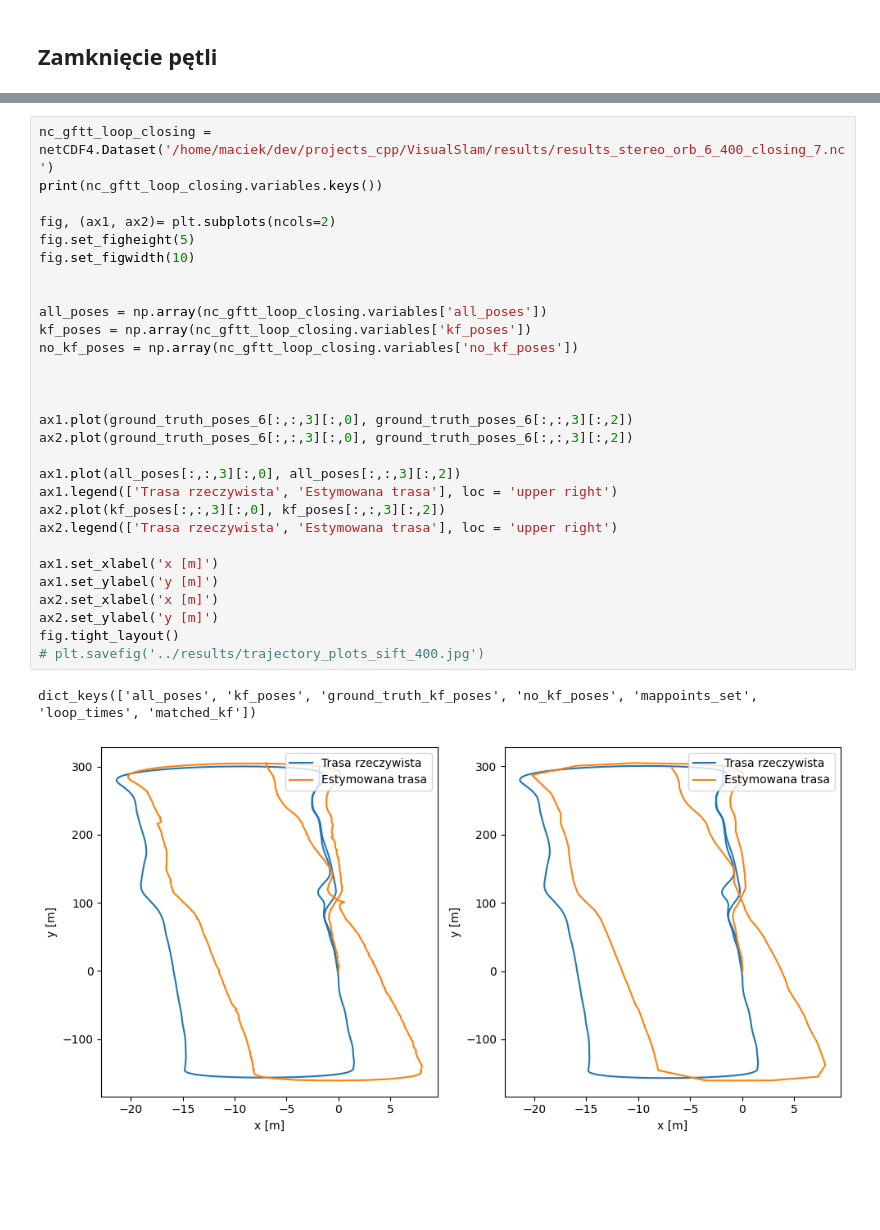
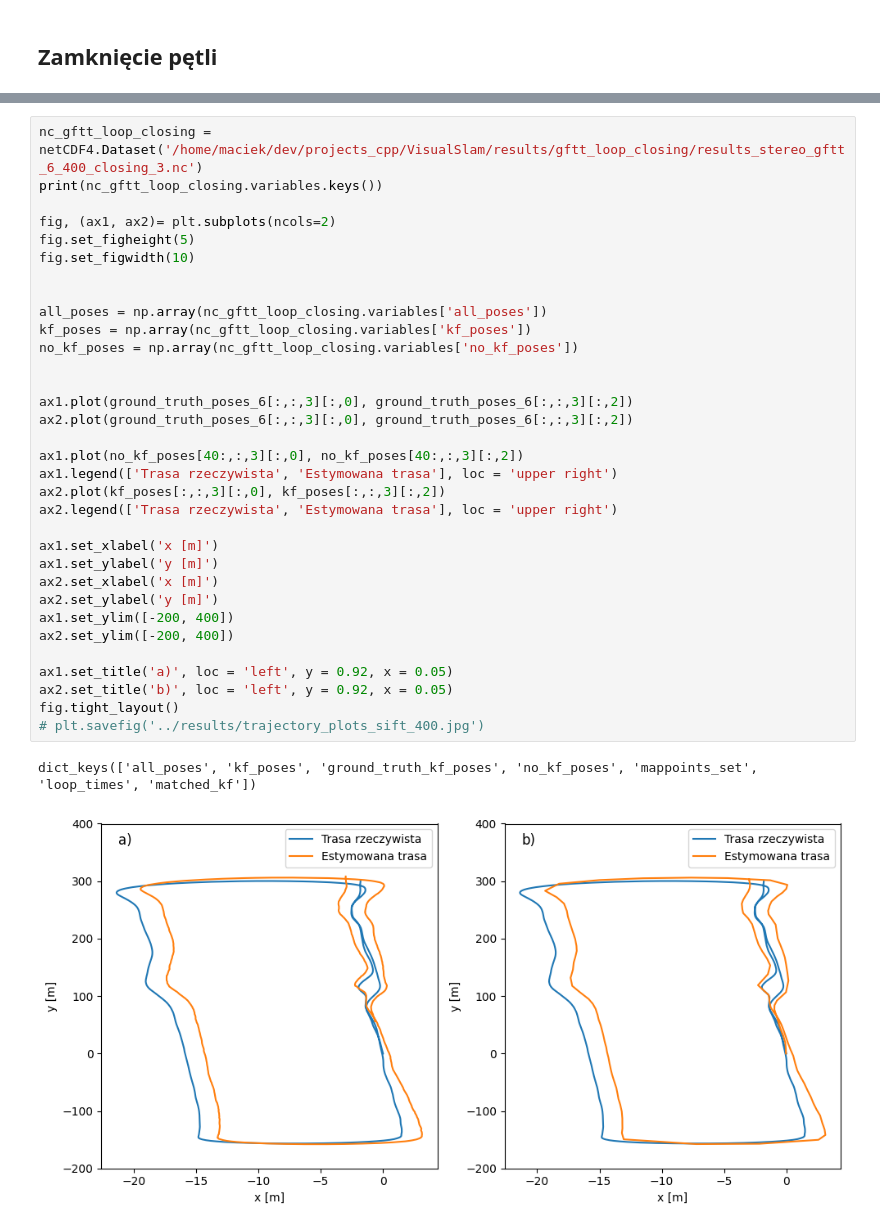
Before and after one commit to DizkiBorsuk/VisualSlam, a Jupyter notebook: scripts/result_analysis.ipynb, the cells around one changed output, grey strips where cells are left out. Drawn from its saved outputs; the diff is of its cells as text; blank space fills up the shorter version.

```diff
--- a/scripts/result_analysis.ipynb
+++ b/scripts/result_analysis.ipynb
@@ -1000,32 +1411,36 @@ pivot_data_gftt
 # %%
-nc_gftt_loop_closing = netCDF4.Dataset('/home/maciek/dev/projects_cpp/VisualSlam/results/results_stereo_orb_6_400_closing_7.nc')
+nc_gftt_loop_closing = netCDF4.Dataset('/home/maciek/dev/projects_cpp/VisualSlam/results/gftt_loop_closing/results_stereo_gftt_6_400_closing_3.nc')
 print(nc_gftt_loop_closing.variables.keys())
 
 fig, (ax1, ax2)= plt.subplots(ncols=2)
 fig.set_figheight(5)
 fig.set_figwidth(10)
 
 
 all_poses = np.array(nc_gftt_loop_closing.variables['all_poses'])
 kf_poses = np.array(nc_gftt_loop_closing.variables['kf_poses'])
 no_kf_poses = np.array(nc_gftt_loop_closing.variables['no_kf_poses'])
 
 
-
 ax1.plot(ground_truth_poses_6[:,:,3][:,0], ground_truth_poses_6[:,:,3][:,2])
 ax2.plot(ground_truth_poses_6[:,:,3][:,0], ground_truth_poses_6[:,:,3][:,2])
 
-ax1.plot(all_poses[:,:,3][:,0], all_poses[:,:,3][:,2])
+ax1.plot(no_kf_poses[40:,:,3][:,0], no_kf_poses[40:,:,3][:,2])
 ax1.legend(['Trasa rzeczywista', 'Estymowana trasa'], loc = 'upper right')
 ax2.plot(kf_poses[:,:,3][:,0], kf_poses[:,:,3][:,2])
 ax2.legend(['Trasa rzeczywista', 'Estymowana trasa'], loc = 'upper right')
 
 ax1.set_xlabel('x [m]')
 ax1.set_ylabel('y [m]')
 ax2.set_xlabel('x [m]')
 ax2.set_ylabel('y [m]')
+ax1.set_ylim([-200, 400])
+ax2.set_ylim([-200, 400])
+
+ax1.set_title('a)', loc = 'left', y = 0.92, x = 0.05)
+ax2.set_title('b)', loc = 'left', y = 0.92, x = 0.05)
 fig.tight_layout()
 # plt.savefig('../results/trajectory_plots_sift_400.jpg')
 # %% [output]
 dict_keys(['all_poses', 'kf_poses', 'ground_truth_kf_poses', 'no_kf_poses', 'mappoints_set', 'loop_times', 'matched_kf'])
-[figure, old version]
+[figure, new version]
```
Also changed, not shown: parts of 36 cells of this notebook, 11 other files.
